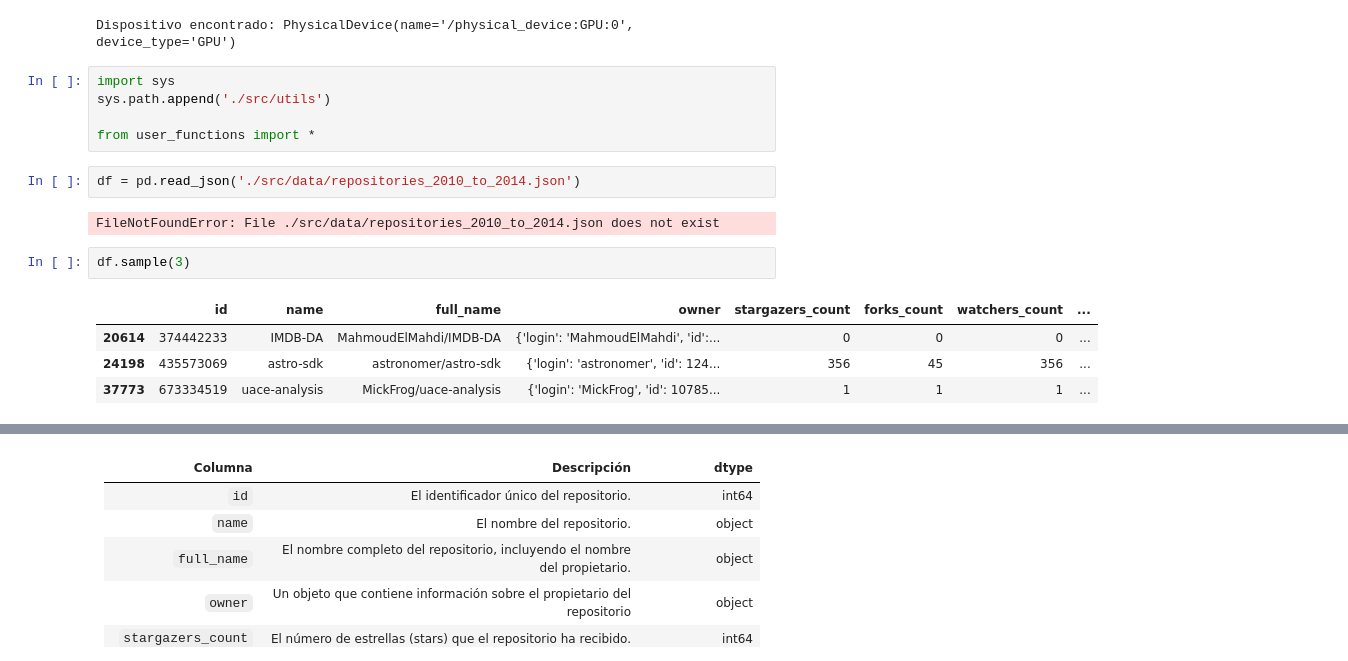
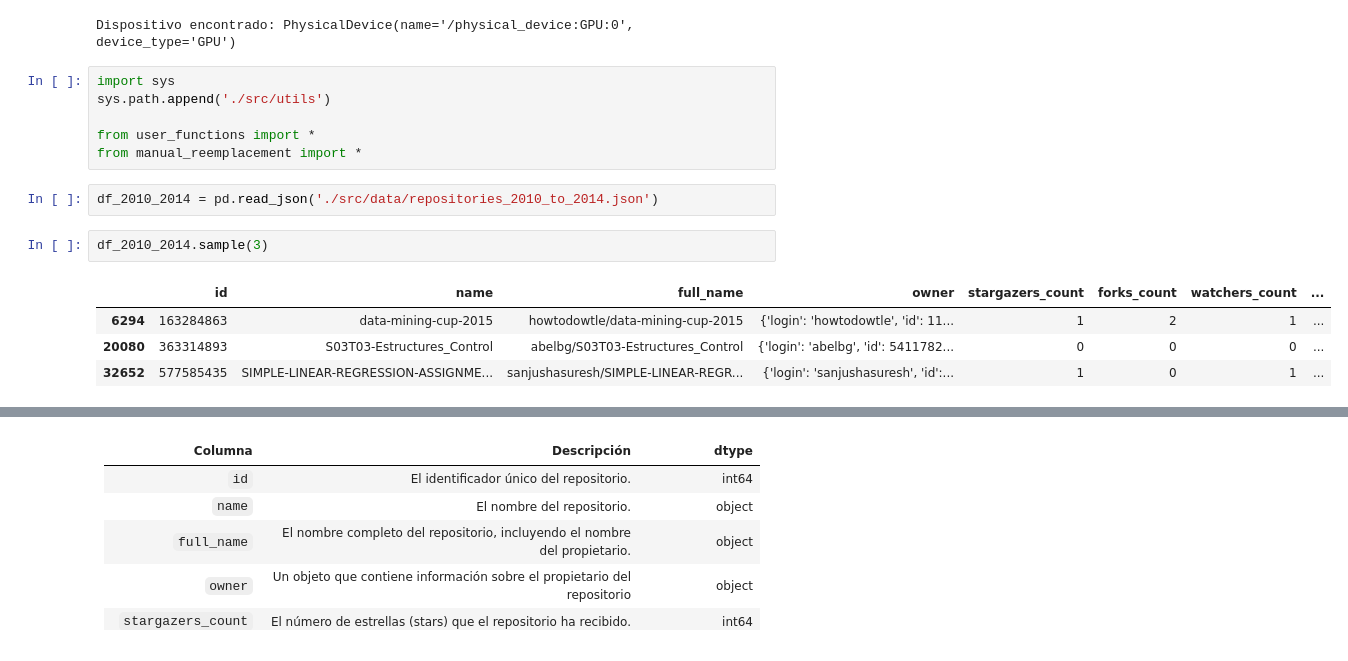
Before and after one commit to neural-insights/EDA_GitHub_Repositories, a Jupyter notebook: main.ipynb, the cells around one changed output, grey strips where cells are left out. Drawn from its saved outputs; the diff is of its cells as text.

```diff
--- a/main.ipynb
+++ b/main.ipynb
@@ -16,15 +16,14 @@ import sys
 sys.path.append('./src/utils')
 
 from user_functions import *
+from manual_reemplacement import *
 # %%
-df = pd.read_json('./src/data/repositories_2010_to_2014.json')
+df_2010_2014 = pd.read_json('./src/data/repositories_2010_to_2014.json')
-# %% [output]
-FileNotFoundError: File ./src/data/repositories_2010_to_2014.json does not exist
 # %%
-df.sample(3)
+df_2010_2014.sample(3)
 # %% [output]
 |  | id | name | full_name | owner | stargazers_count | forks_count | watchers_count | ... |
-| 20614 | 374442233 | IMDB-DA | MahmoudElMahdi/IMDB-DA | {'login': 'MahmoudElMahdi', 'id':... | 0 | 0 | 0 | ... |
-| 24198 | 435573069 | astro-sdk | astronomer/astro-sdk | {'login': 'astronomer', 'id': 124... | 356 | 45 | 356 | ... |
-| 37773 | 673334519 | uace-analysis | MickFrog/uace-analysis | {'login': 'MickFrog', 'id': 10785... | 1 | 1 | 1 | ... |
+| 6294 | 163284863 | data-mining-cup-2015 | howtodowtle/data-mining-cup-2015 | {'login': 'howtodowtle', 'id': 11... | 1 | 2 | 1 | ... |
+| 20080 | 363314893 | S03T03-Estructures_Control | abelbg/S03T03-Estructures_Control | {'login': 'abelbg', 'id': 5411782... | 0 | 0 | 0 | ... |
+| 32652 | 577585435 | SIMPLE-LINEAR-REGRESSION-ASSIGNME... | sanjushasuresh/SIMPLE-LINEAR-REGR... | {'login': 'sanjushasuresh', 'id':... | 1 | 0 | 1 | ... |
 # %%
```
Also changed, not shown: parts of 21 cells of this notebook, 1 other file.
